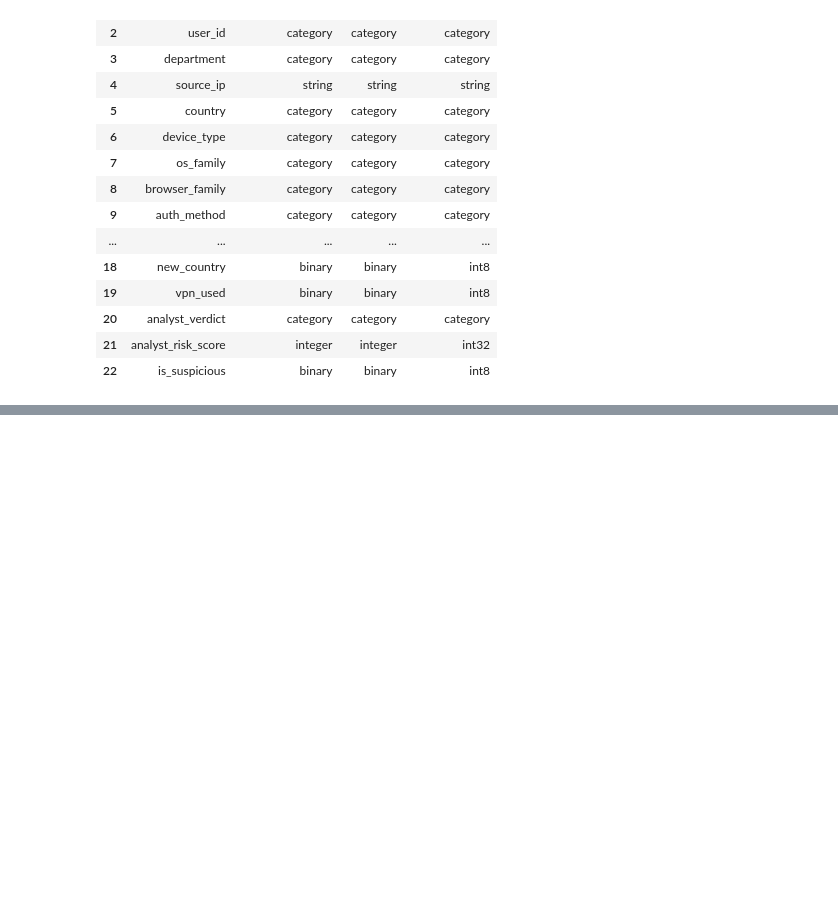
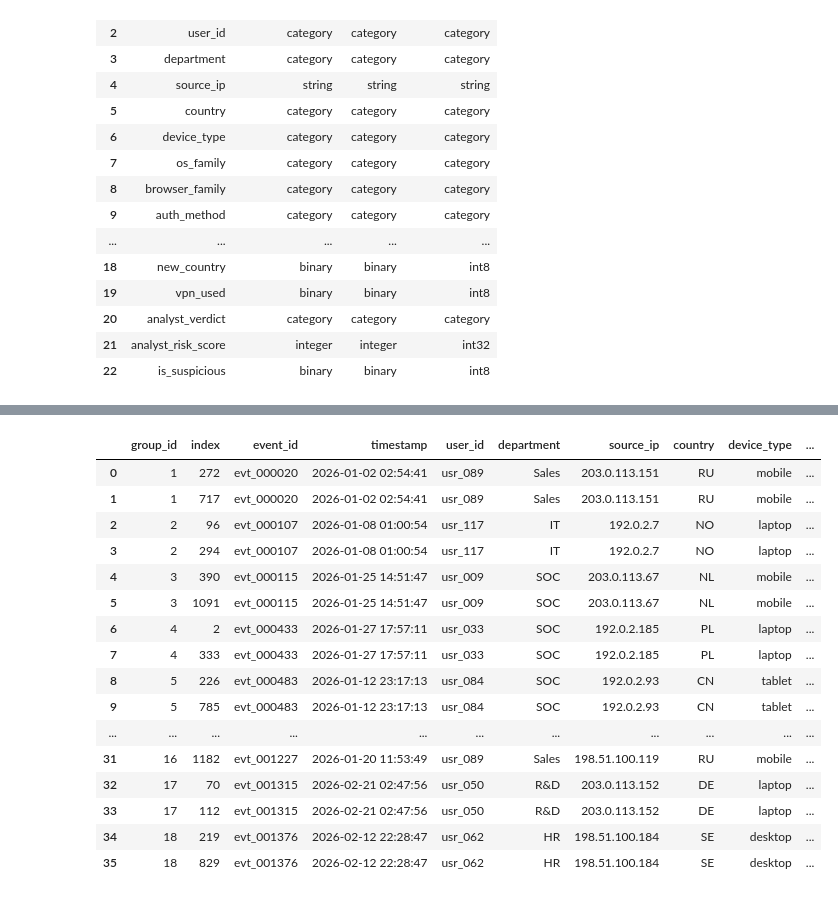
Before and after one commit to golimghostpy/lab01_ab-320_sychuk, a Jupyter notebook: lab01.ipynb, the cells around one changed output, grey strips where cells are left out. Cells and saved outputs as stored; diff of their text form; code cells hidden in the pictures; blank space fills up the shorter version.

Commit message:
duplicates and suspitions

```diff
--- a/lab01.ipynb
+++ b/lab01.ipynb
@@ -827,3 +829,85 @@ display(pd.DataFrame(convert_log))
 | 20 | analyst_verdict | category | category | category |
 | 21 | analyst_risk_score | integer | integer | int32 |
 | 22 | is_suspicious | binary | binary | int8 |
+# %%
+# Поиск дубликатов и зависимых объектов
+
+# Полные дубликаты
+dup_mask = df.duplicated(keep=False)
+n_rows_in_dups = int(dup_mask.sum())
+
+if n_rows_in_dups:
+    # Сортировка по всем столбцам для последовательности дубликатов
+    dup_rows = (
+        df.loc[dup_mask]
+              .sort_values(list(df.columns))
+              .reset_index(drop=False)
+    )
+
+    # Группировка дубликатов
+    group_keys = dup_rows[list(df.columns)].astype(str).agg('|'.join, axis=1)
+    dup_rows['group_id'] = group_keys.factorize()[0] + 1
+
+    cols_order = ['group_id', 'index'] + list(df.columns)
+    dup_rows = dup_rows[cols_order]
+
+    print(f'=== Полные дубликаты ===')
+    display(dup_rows)
+
+    # Удаление полных дубликатов с сохранением первого вхождения
+    df = df.drop_duplicates(keep='first').copy()
+else:
+    print('Полных дубликатов строк не обнаружено')
+
+# Повторения event_id
+n_rows = len(df)
+n_unique_ids = df['event_id'].nunique(dropna=False)
+
+print(f'\n=== Повторения event_id после удаления полных дубликатов ===')
+print(f'Повторяющихся event_id:     {n_rows - n_unique_ids}')
+
+vc = df['event_id'].value_counts()
+duplicated_ids = vc[vc > 1]
+
+if len(duplicated_ids):
+    dup_rows = df[df['event_id'].isin(duplicated_ids.index)]
+    display(dup_rows.sort_values('event_id').head(20))
+else:
+    print('Повторяющихся event_id не обнаружено')
+
+# Последовательности событий одного пользователя
+user_event_counts = df['user_id'].value_counts()
+
+print(f'\n=== Последовательности событий одного пользователя ===')
+print(f'Уникальных пользователей: {user_event_counts.shape[0]}')
+print(f'Среднее число событий на пользователя: '
+      f'{user_event_counts.mean():.2f}')
+print(f'Медиана: {user_event_counts.median():.0f}')
+print(f'Максимум: {user_event_counts.max()}')
+
+display(user_event_counts.head(10).to_frame('Топ-10 пользователей по числу событий'))
+
+# Проверка попаданий событий одного пользователя одновлеменно в train и test
+
+# Разделение по timestamp в соответствии с вариантом
+df_sorted = df.sort_values('timestamp').reset_index(drop=True)
+split_idx = int(len(df_sorted) * 0.8)
+
+train_part = df_sorted.iloc[:split_idx]
+test_part  = df_sorted.iloc[split_idx:]
+
+print(f'\n=== Проверка попаданий событий одного пользователя одновлеменно в train и test ===')
+print(f'Размер train: {len(train_part)}')
+print(f'Размер test:  {len(test_part)}')
+
+# Пересечение пользователей между train и test
+users_in_train = set(train_part['user_id'])
+users_in_test  = set(test_part['user_id'])
+overlap_users  = users_in_train & users_in_test
+
+print(f'\nУникальных user_id в train: {len(users_in_train)}')
+print(f'Уникальных user_id в test:  {len(users_in_test)}')
+print(f'user_id одновременно в train и test: {len(overlap_users)}')
+print(f'Доля пересечения от всех пользователей: '
+      f'{len(overlap_users) / df["user_id"].nunique() * 100:.1f} %')
+# %% [output]
@@ -829,0 +915,17 @@ display(pd.DataFrame(convert_log))
+|  | group_id | index | event_id | timestamp | user_id | department | source_ip | country | device_type | ... |
+| 0 | 1 | 272 | evt_000020 | 2026-01-02 02:54:41 | usr_089 | Sales | 203.0.113.151 | RU | mobile | ... |
+| 1 | 1 | 717 | evt_000020 | 2026-01-02 02:54:41 | usr_089 | Sales | 203.0.113.151 | RU | mobile | ... |
+| 2 | 2 | 96 | evt_000107 | 2026-01-08 01:00:54 | usr_117 | IT | 192.0.2.7 | NO | laptop | ... |
+| 3 | 2 | 294 | evt_000107 | 2026-01-08 01:00:54 | usr_117 | IT | 192.0.2.7 | NO | laptop | ... |
+| 4 | 3 | 390 | evt_000115 | 2026-01-25 14:51:47 | usr_009 | SOC | 203.0.113.67 | NL | mobile | ... |
+| 5 | 3 | 1091 | evt_000115 | 2026-01-25 14:51:47 | usr_009 | SOC | 203.0.113.67 | NL | mobile | ... |
+| 6 | 4 | 2 | evt_000433 | 2026-01-27 17:57:11 | usr_033 | SOC | 192.0.2.185 | PL | laptop | ... |
+| 7 | 4 | 333 | evt_000433 | 2026-01-27 17:57:11 | usr_033 | SOC | 192.0.2.185 | PL | laptop | ... |
+| 8 | 5 | 226 | evt_000483 | 2026-01-12 23:17:13 | usr_084 | SOC | 192.0.2.93 | CN | tablet | ... |
+| 9 | 5 | 785 | evt_000483 | 2026-01-12 23:17:13 | usr_084 | SOC | 192.0.2.93 | CN | tablet | ... |
+| ... | ... | ... | ... | ... | ... | ... | ... | ... | ... | ... |
+| 31 | 16 | 1182 | evt_001227 | 2026-01-20 11:53:49 | usr_089 | Sales | 198.51.100.119 | RU | mobile | ... |
+| 32 | 17 | 70 | evt_001315 | 2026-02-21 02:47:56 | usr_050 | R&D | 203.0.113.152 | DE | laptop | ... |
+| 33 | 17 | 112 | evt_001315 | 2026-02-21 02:47:56 | usr_050 | R&D | 203.0.113.152 | DE | laptop | ... |
+| 34 | 18 | 219 | evt_001376 | 2026-02-12 22:28:47 | usr_062 | HR | 198.51.100.184 | SE | desktop | ... |
+| 35 | 18 | 829 | evt_001376 | 2026-02-12 22:28:47 | usr_062 | HR | 198.51.100.184 | SE | desktop | ... |
```
Also changed, not shown: parts of 7 cells of this notebook.
